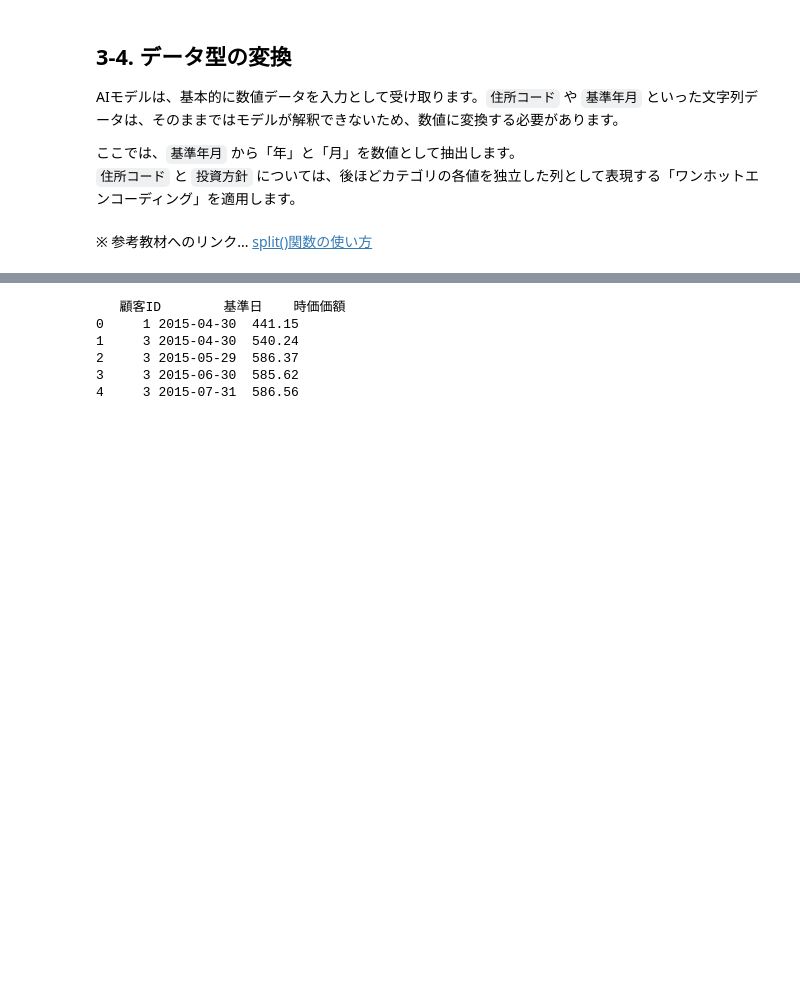
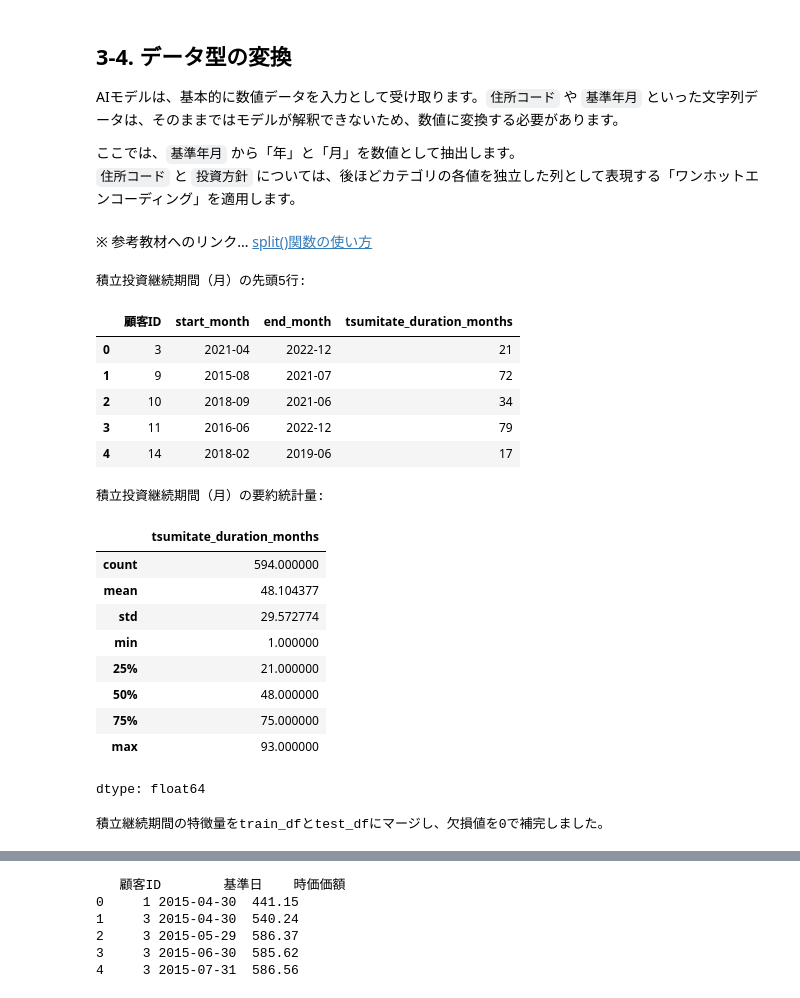
Before and after one commit to hassaku12/manabiDX2025, a Jupyter notebook: CM_Stitch_custom.ipynb, the cells around one changed output, grey strips where cells are left out. Saved outputs shown, nothing was run; the diff lists cells and outputs as text; code cells hidden in the pictures; blank space fills up the shorter version.

```diff
--- a/CM_Stitch_custom.ipynb
+++ b/CM_Stitch_custom.ipynb
@@ -1647,3 +1647,67 @@ train_df['month'] = train_df['基準年月'].dt.month
 
 test_df['year'] = test_df['基準年月'].dt.year
 test_df['month'] = test_df['基準年月'].dt.month
+# %%
+# 月次保有明細データをコピーして使用
+holdings_tsumitate = monthly_holdings_df.copy()
+
+# 積立投資契約フラグが1のレコードを抽出
+holdings_tsumitate = holdings_tsumitate[holdings_tsumitate['積立投資契約フラグ'] == 1].copy()
+
+# 基準日をdatetime型に変換（既に実行済みかもしれませんが念のため）
+holdings_tsumitate['基準日'] = pd.to_datetime(holdings_tsumitate['基準日'], errors='coerce')
+
+# 顧客ごとに積立の開始日と最新の基準日を取得
+# 基準日を月の初めに変換して、期間を計算しやすくする
+holdings_tsumitate['基準年月'] = holdings_tsumitate['基準日'].dt.to_period('M')
+
+tsumitate_duration = holdings_tsumitate.groupby('顧客ID')['基準年月'].agg(
+    start_month='min',  # 最も古い積立月の初め
+    end_month='max'     # 最も新しい積立月の初め
+).reset_index()
+
+# 継続月数を計算
+# start_monthとend_monthの差を月数で計算します
+tsumitate_duration['tsumitate_duration_months'] = (tsumitate_duration['end_month'].astype(object) - tsumitate_duration['start_month'].astype(object)).apply(lambda x: x.n + 1) # +1 は開始月を含むため
+
+# 結果を確認
+print("積立投資継続期間（月）の先頭5行:")
+display(tsumitate_duration.head())
+
+print("\n積立投資継続期間（月）の要約統計量:")
+display(tsumitate_duration['tsumitate_duration_months'].describe())
+
+# train_dfとtest_dfに積立継続期間をマージ
+# マージ前に、train_dfとtest_dfに存在する可能性のある重複列を削除
+cols_to_drop = [col for col in tsumitate_duration.columns if col != '顧客ID' and col in train_df.columns]
+train_df = train_df.drop(columns=cols_to_drop, errors='ignore')
+test_df = test_df.drop(columns=cols_to_drop, errors='ignore')
+
+train_df = train_df.merge(tsumitate_duration, on='顧客ID', how='left')
+test_df = test_df.merge(tsumitate_duration, on='顧客ID', how='left')
+
+# 積立投資をしていない顧客（欠損値になる）は継続期間0として補完
+train_df['tsumitate_duration_months'] = train_df['tsumitate_duration_months'].fillna(0)
+test_df['tsumitate_duration_months'] = test_df['tsumitate_duration_months'].fillna(0)
+
+print("\n積立継続期間の特徴量をtrain_dfとtest_dfにマージし、欠損値を0で補完しました。")
+# %% [output]
+積立投資継続期間（月）の先頭5行:
+|  | 顧客ID | start_month | end_month | tsumitate_duration_months |
+| 0 | 3 | 2021-04 | 2022-12 | 21 |
+| 1 | 9 | 2015-08 | 2021-07 | 72 |
+| 2 | 10 | 2018-09 | 2021-06 | 34 |
+| 3 | 11 | 2016-06 | 2022-12 | 79 |
+| 4 | 14 | 2018-02 | 2019-06 | 17 |
+積立投資継続期間（月）の要約統計量:
+|  | tsumitate_duration_months |
+| count | 594.000000 |
+| mean | 48.104377 |
+| std | 29.572774 |
+| min | 1.000000 |
+| 25% | 21.000000 |
+| 50% | 48.000000 |
+| 75% | 75.000000 |
+| max | 93.000000 |
+dtype: float64
+積立継続期間の特徴量をtrain_dfとtest_dfにマージし、欠損値を0で補完しました。
```
Also changed, not shown: parts of 8 cells of this notebook.
